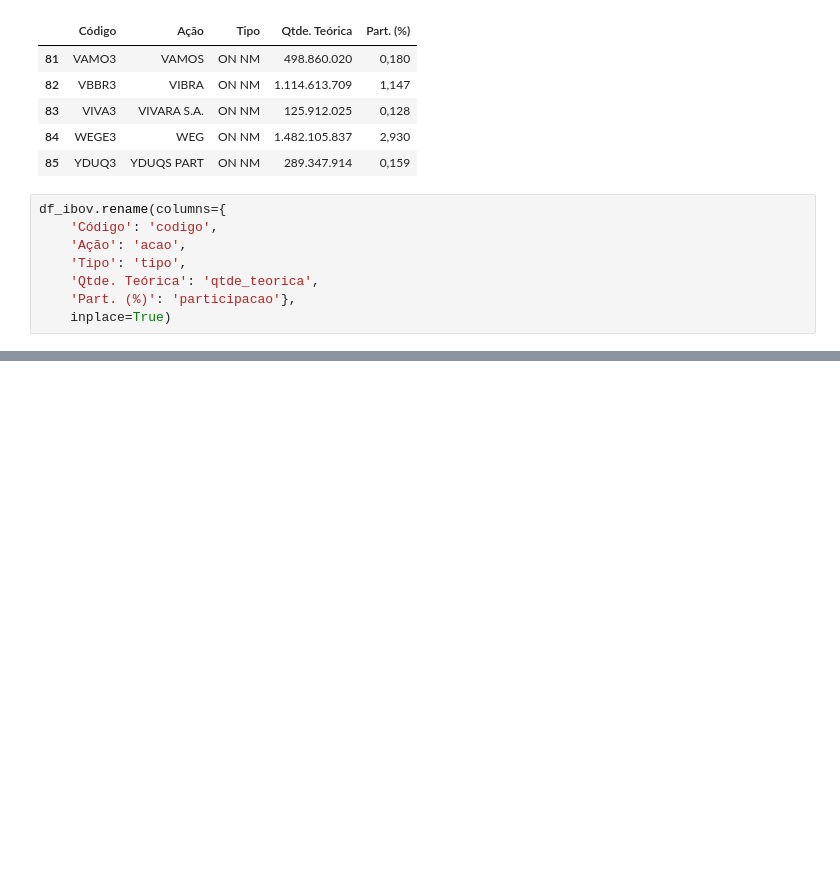
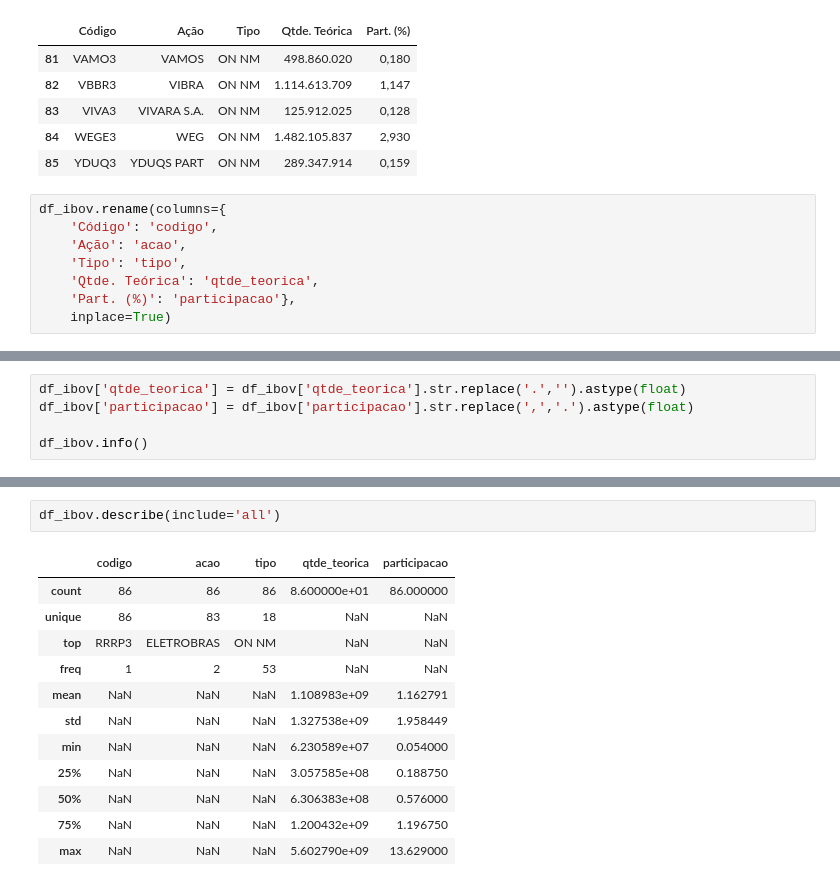
Before and after one commit to pdiegoneves/UNICESUMAR-Python-Avancado, a Jupyter notebook: bibliotecas.ipynb, the cells around one changed output, grey strips where cells are left out. Saved outputs shown, nothing was run; the diff lists cells and outputs as text; blank space fills up the shorter version.

```diff
--- a/bibliotecas.ipynb
+++ b/bibliotecas.ipynb
@@ -277,0 +287,5 @@ df_ibov
+# %%
+df_ibov['qtde_teorica'] = df_ibov['qtde_teorica'].str.replace('.','').astype(float)
+df_ibov['participacao'] = df_ibov['participacao'].str.replace(',','.').astype(float)
+
+df_ibov.info()
@@ -277,0 +325,15 @@ df_ibov
+# %%
+df_ibov.describe(include='all')
+# %% [output]
+|  | codigo | acao | tipo | qtde_teorica | participacao |
+| count | 86 | 86 | 86 | 8.600000e+01 | 86.000000 |
+| unique | 86 | 83 | 18 | NaN | NaN |
+| top | RRRP3 | ELETROBRAS | ON NM | NaN | NaN |
+| freq | 1 | 2 | 53 | NaN | NaN |
+| mean | NaN | NaN | NaN | 1.108983e+09 | 1.162791 |
+| std | NaN | NaN | NaN | 1.327538e+09 | 1.958449 |
+| min | NaN | NaN | NaN | 6.230589e+07 | 0.054000 |
+| 25% | NaN | NaN | NaN | 3.057585e+08 | 0.188750 |
+| 50% | NaN | NaN | NaN | 6.306383e+08 | 0.576000 |
+| 75% | NaN | NaN | NaN | 1.200432e+09 | 1.196750 |
+| max | NaN | NaN | NaN | 5.602790e+09 | 13.629000 |
```
Also changed, not shown: parts of 12 cells of this notebook, 1 other file.
